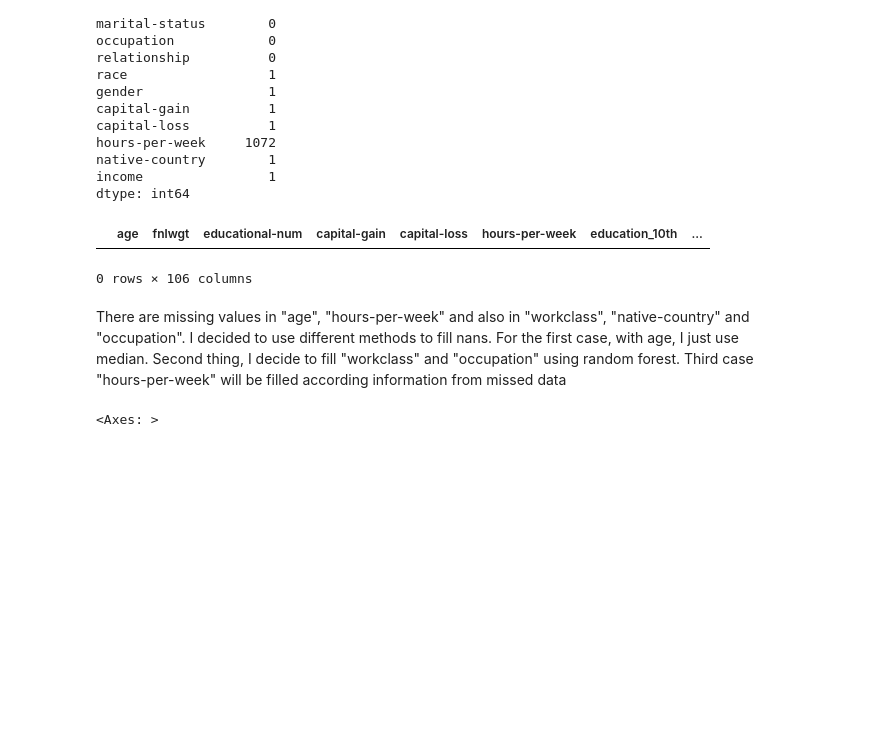
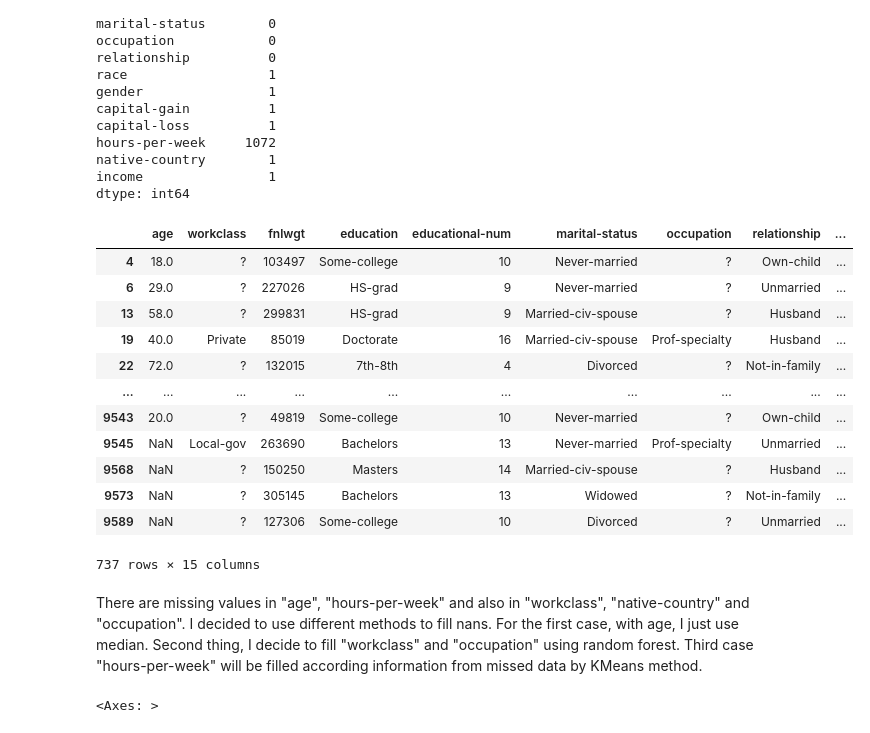
Before and after one commit to krisster/Raif_Project, a Jupyter notebook: Raif_project.ipynb, the cells around one changed output. Drawn from its saved outputs; the diff is of its cells as text; code cells hidden in the pictures; blank space fills up the shorter version.

```diff
--- a/Raif_project.ipynb
+++ b/Raif_project.ipynb
@@ -117,13 +129,24 @@ dtype: int64
 # delete the row, where income is nan
 df = df.drop(df[df["income"].isna()].index)
 # %%
-result = df_change[df_change.applymap(lambda x: '?' in str(x)).any(axis=1)]
+result = df[df.applymap(lambda x: '?' in str(x)).any(axis=1)]
 result
 # %% [output]
-|  | age | fnlwgt | educational-num | capital-gain | capital-loss | hours-per-week | education_10th | ... |
+|  | age | workclass | fnlwgt | education | educational-num | marital-status | occupation | relationship | ... |
+| 4 | 18.0 | ? | 103497 | Some-college | 10 | Never-married | ? | Own-child | ... |
+| 6 | 29.0 | ? | 227026 | HS-grad | 9 | Never-married | ? | Unmarried | ... |
+| 13 | 58.0 | ? | 299831 | HS-grad | 9 | Married-civ-spouse | ? | Husband | ... |
+| 19 | 40.0 | Private | 85019 | Doctorate | 16 | Married-civ-spouse | Prof-specialty | Husband | ... |
+| 22 | 72.0 | ? | 132015 | 7th-8th | 4 | Divorced | ? | Not-in-family | ... |
+| ... | ... | ... | ... | ... | ... | ... | ... | ... | ... |
+| 9543 | 20.0 | ? | 49819 | Some-college | 10 | Never-married | ? | Own-child | ... |
+| 9545 | NaN | Local-gov | 263690 | Bachelors | 13 | Never-married | Prof-specialty | Unmarried | ... |
+| 9568 | NaN | ? | 150250 | Masters | 14 | Married-civ-spouse | ? | Husband | ... |
+| 9573 | NaN | ? | 305145 | Bachelors | 13 | Widowed | ? | Not-in-family | ... |
+| 9589 | NaN | ? | 127306 | Some-college | 10 | Divorced | ? | Unmarried | ... |
-0 rows × 106 columns
+737 rows × 15 columns
 # %% [markdown]
-There are missing values in "age", "hours-per-week" and also in "workclass", "native-country" and "occupation". I decided to use different methods to fill nans. For the first case, with age, I just use median. Second thing, I decide to fill "workclass" and "occupation" using random forest. Third case "hours-per-week" will be filled according information from missed data
+There are missing values in "age", "hours-per-week" and also in "workclass", "native-country" and "occupation". I decided to use different methods to fill nans. For the first case, with age, I just use median. Second thing, I decide to fill "workclass" and "occupation" using random forest. Third case "hours-per-week" will be filled according information from missed data by KMeans method.
 # %%
 df["hours-per-week"].hist(bins=100)
 # %% [output]
```
Also changed, not shown: parts of 74 cells of this notebook.
